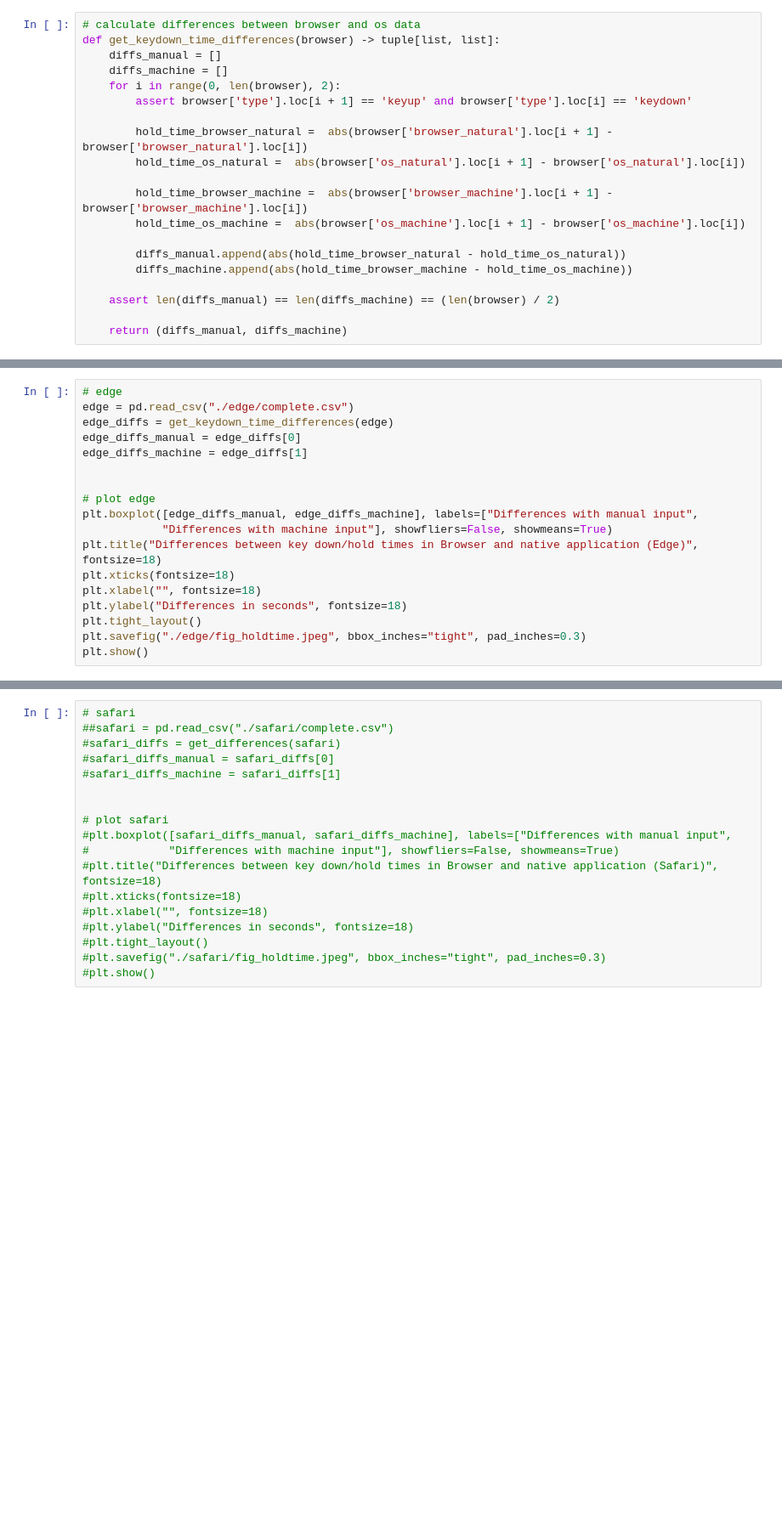
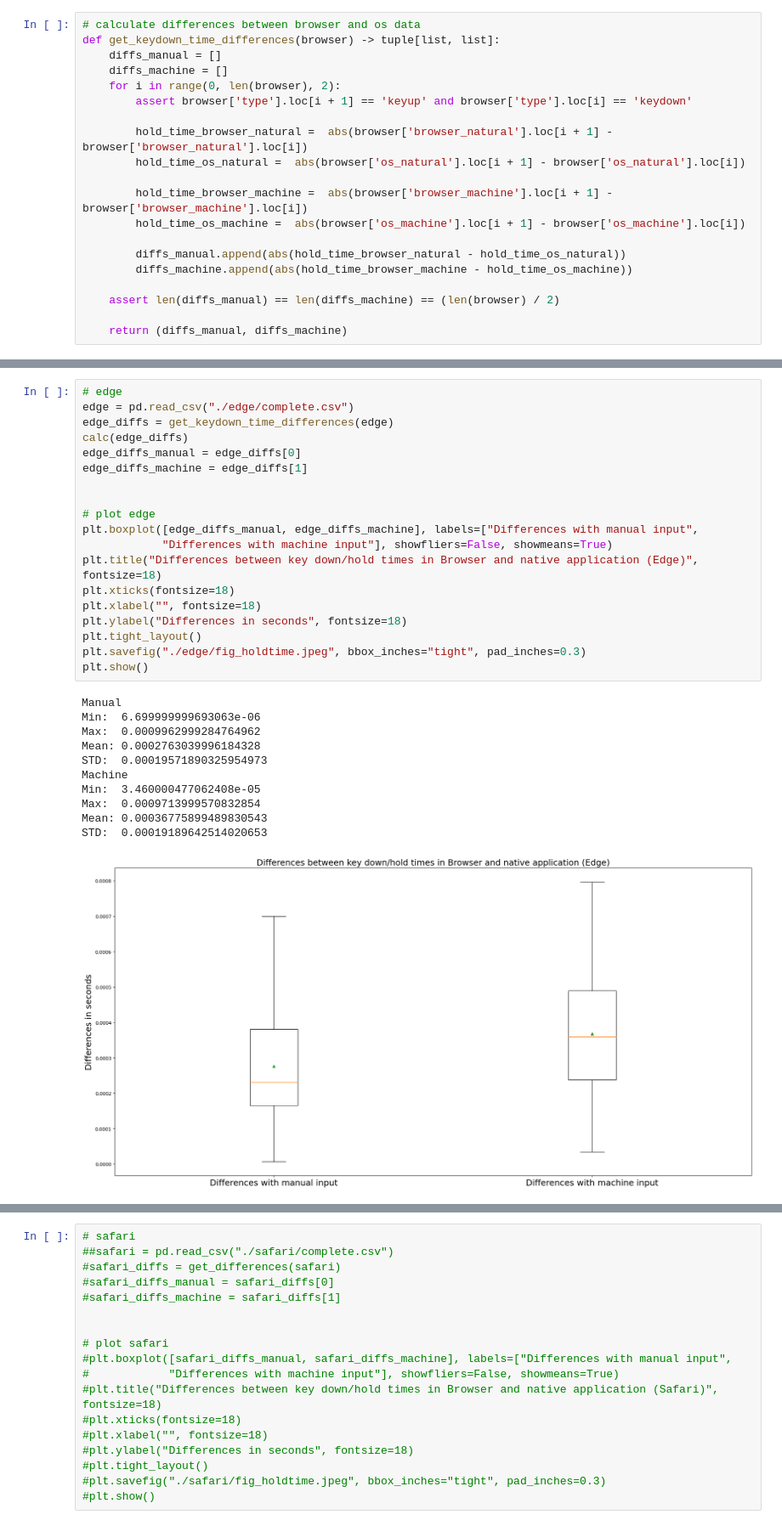
Before and after one commit to wutterfly/browser-timer-results, a Jupyter notebook: browser_extended/analysis_holdtime.ipynb, the cells around one changed output, grey strips where cells are left out. Shown at 85% size. Drawn from its saved outputs; the diff is of its cells as text; blank space fills up the shorter version.

```diff
--- a/browser_extended/analysis_holdtime.ipynb
+++ b/browser_extended/analysis_holdtime.ipynb
@@ -62,21 +104,34 @@ plt.show()
 # %%
 # edge
 edge = pd.read_csv("./edge/complete.csv")
 edge_diffs = get_keydown_time_differences(edge)
+calc(edge_diffs)
 edge_diffs_manual = edge_diffs[0]
 edge_diffs_machine = edge_diffs[1]
 
 
 # plot edge
 plt.boxplot([edge_diffs_manual, edge_diffs_machine], labels=["Differences with manual input",
             "Differences with machine input"], showfliers=False, showmeans=True)
 plt.title("Differences between key down/hold times in Browser and native application (Edge)", fontsize=18)
 plt.xticks(fontsize=18)
 plt.xlabel("", fontsize=18)
 plt.ylabel("Differences in seconds", fontsize=18)
 plt.tight_layout()
 plt.savefig("./edge/fig_holdtime.jpeg", bbox_inches="tight", pad_inches=0.3)
 plt.show()
+# %% [output]
+Manual
+Min:  6.699999999693063e-06
+Max:  0.0009962999284764962
+Mean: 0.0002763039996184328
+STD:  0.00019571890325954973
+Machine
+Min:  3.460000477062408e-05
+Max:  0.0009713999570832854
+Mean: 0.00036775899489830543
+STD:  0.00019189642514020653
+[figure, added]
 # %%
 # chrome
 chrome = pd.read_csv("./chrome/complete.csv")
```
Also changed, not shown: parts of 7 cells of this notebook, 17 other files.
